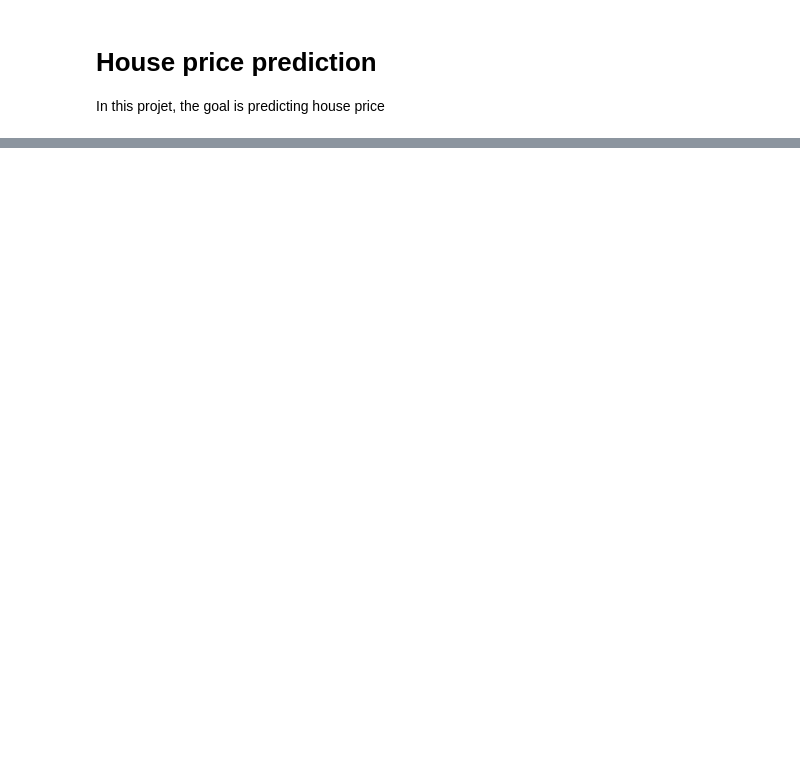
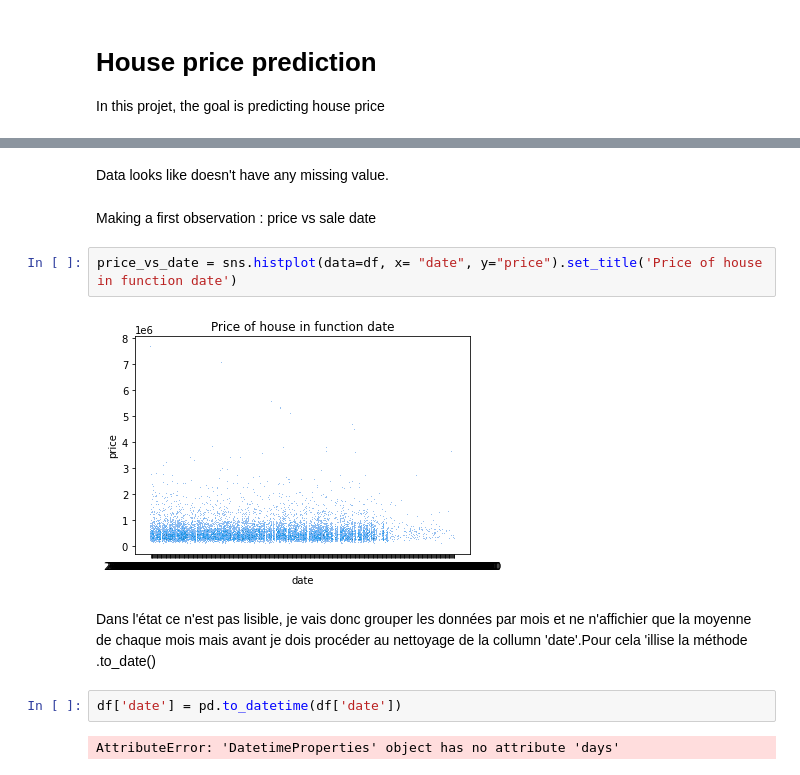
Before and after one commit to LanCaphe/house_price_prediction, a Jupyter notebook: house_prediction.ipynb, the cells around one changed output, grey strips where cells are left out. Drawn from its saved outputs; the diff is of its cells as text; blank space fills up the shorter version.

```diff
--- a/house_prediction.ipynb
+++ b/house_prediction.ipynb
@@ -30,0 +54,14 @@ memory usage: 3.5+ MB
+# %% [markdown]
+Data looks like doesn't have any missing value.
+# %% [markdown]
+Making a first observation : price vs sale date
+# %%
+price_vs_date = sns.histplot(data=df, x= "date", y="price").set_title('Price of house in function date')
+# %% [output]
+[figure, added]
+# %% [markdown]
+Dans l'état ce n'est pas lisible, je vais donc grouper les données par mois et ne n'affichier que la moyenne de chaque mois mais avant je dois procéder au nettoyage de la collumn 'date'.Pour cela 'illise la méthode .to_date()
+# %%
+df['date'] = pd.to_datetime(df['date'])
+# %% [output]
+AttributeError: 'DatetimeProperties' object has no attribute 'days'
```
Also changed, not shown: parts of 7 cells of this notebook.
